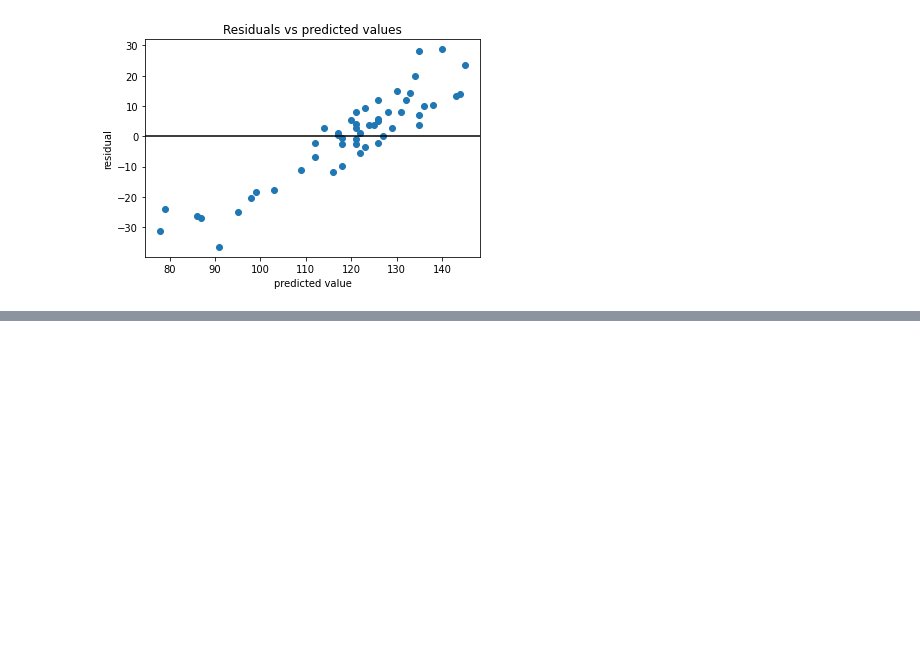
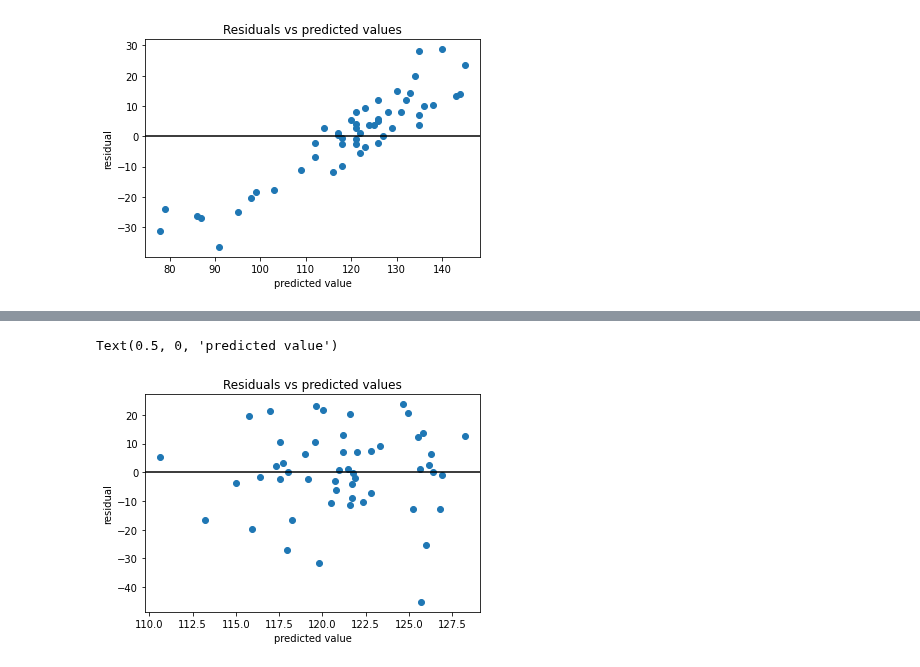
Before and after one commit to bambinos/educational-resources, a Jupyter notebook: ROS/Introclass/Introclass.ipynb, the cells around one changed output, grey strips where cells are left out. Saved outputs shown, nothing was run; the diff lists cells and outputs as text; code cells hidden in the pictures; blank space fills up the shorter version.

Commit message:
Add intro fake

```diff
--- a/ROS/Introclass/Introclass.ipynb
+++ b/ROS/Introclass/Introclass.ipynb
@@ -114,0 +97,9 @@ x.shape
+# %%
+a = 65
+b = 0.7
+sigma = 15
+n = introclass.shape[0]
+introclass["final_fake"] = a + b*introclass["midterm"] + stats.norm(0, 15).rvs(n)
+# %%
+model = Model(introclass)
+fit_fake = model.fit('final_fake ~ midterm', samples=1000, chains=4)
@@ -114,0 +120,5 @@ x.shape
+# %%
+with model.backend.model:
+    posterior_predictive = pm.sample_posterior_predictive(model.backend.trace)
+predicted_means = posterior_predictive["final_fake"].mean(axis=0).squeeze()
+resid = introclass["final_fake"] - predicted_means
@@ -114,0 +127,10 @@ x.shape
+# %%
+fig, ax = plt.subplots()
+ax.scatter(predicted_means, resid )
+ax.axhline(0, c="black")
+ax.set_title("Residuals vs predicted values")
+ax.set_ylabel("residual")
+ax.set_xlabel("predicted value")
+# %% [output]
+Text(0.5, 0, 'predicted value')
+[figure, added]
```
Also changed, not shown: parts of 8 cells of this notebook.
